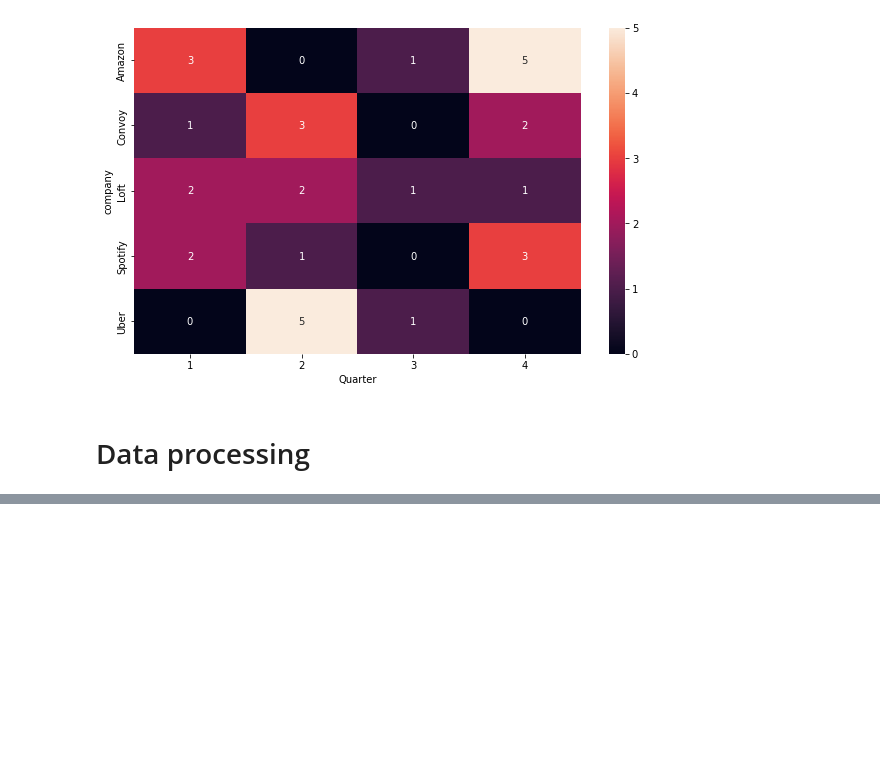
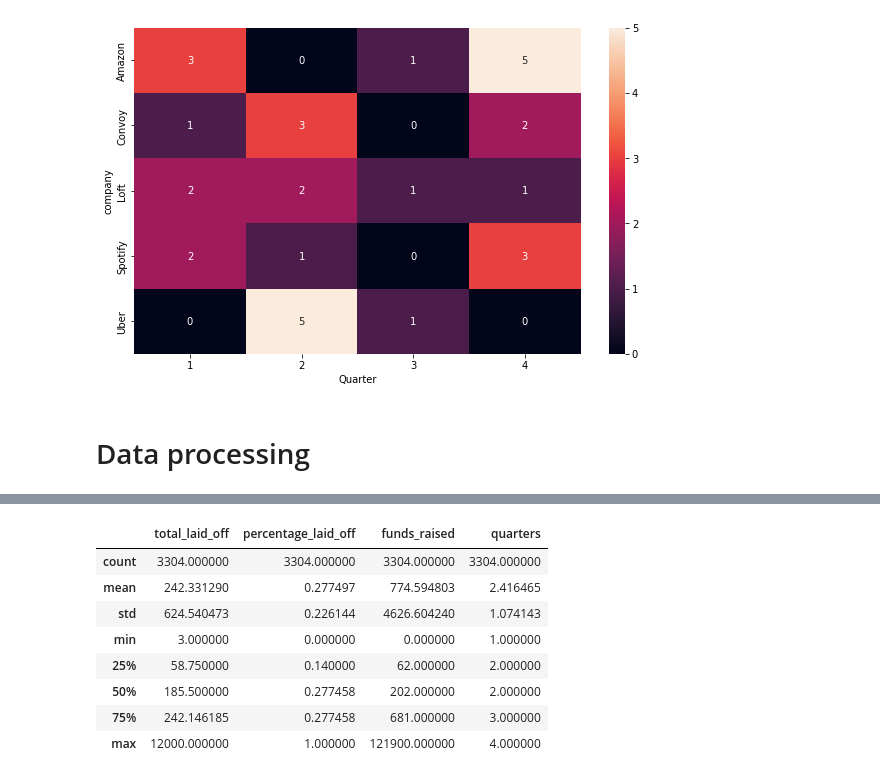
Before and after one commit to GilenW/CSE151A_FINAL_PROJECT, a Jupyter notebook: final_project.ipynb, the cells around one changed output, grey strips where cells are left out. Drawn from its saved outputs; the diff is of its cells as text; code cells hidden in the pictures; blank space fills up the shorter version.

```diff
--- a/final_project.ipynb
+++ b/final_project.ipynb
@@ -280,0 +279,6 @@ for column_name in column_names:
+# %%
+from sklearn.impute import SimpleImputer
+columns_to_impute = ['total_laid_off', 'percentage_laid_off', 'funds_raised']
+imputer = SimpleImputer(strategy='mean')
+layoffdf[columns_to_impute] = imputer.fit_transform(layoffdf[columns_to_impute])
+layoffdf.isnull().sum()
@@ -280,0 +299,3 @@ for column_name in column_names:
+# %%
+columns_with_missing = ['location', 'industry', 'stage']
+layoffdf.dropna(subset=columns_with_missing, inplace=True)
@@ -280,0 +316,12 @@ for column_name in column_names:
+# %%
+layoffdf.describe()
+# %% [output]
+|  | total_laid_off | percentage_laid_off | funds_raised | quarters |
+| count | 3304.000000 | 3304.000000 | 3304.000000 | 3304.000000 |
+| mean | 242.331290 | 0.277497 | 774.594803 | 2.416465 |
+| std | 624.540473 | 0.226144 | 4626.604240 | 1.074143 |
+| min | 3.000000 | 0.000000 | 0.000000 | 1.000000 |
+| 25% | 58.750000 | 0.140000 | 62.000000 | 2.000000 |
+| 50% | 185.500000 | 0.277458 | 202.000000 | 2.000000 |
+| 75% | 242.146185 | 0.277458 | 681.000000 | 3.000000 |
+| max | 12000.000000 | 1.000000 | 121900.000000 | 4.000000 |
```
Also changed, not shown: parts of 6 cells of this notebook.
